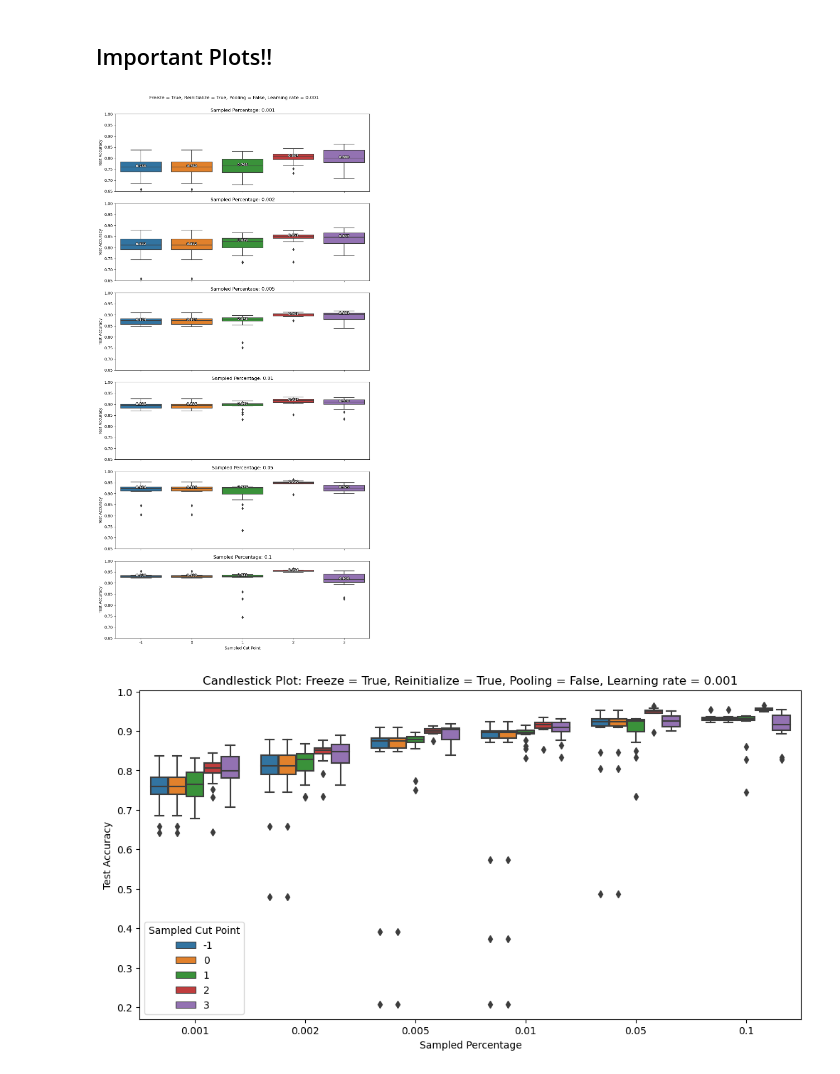
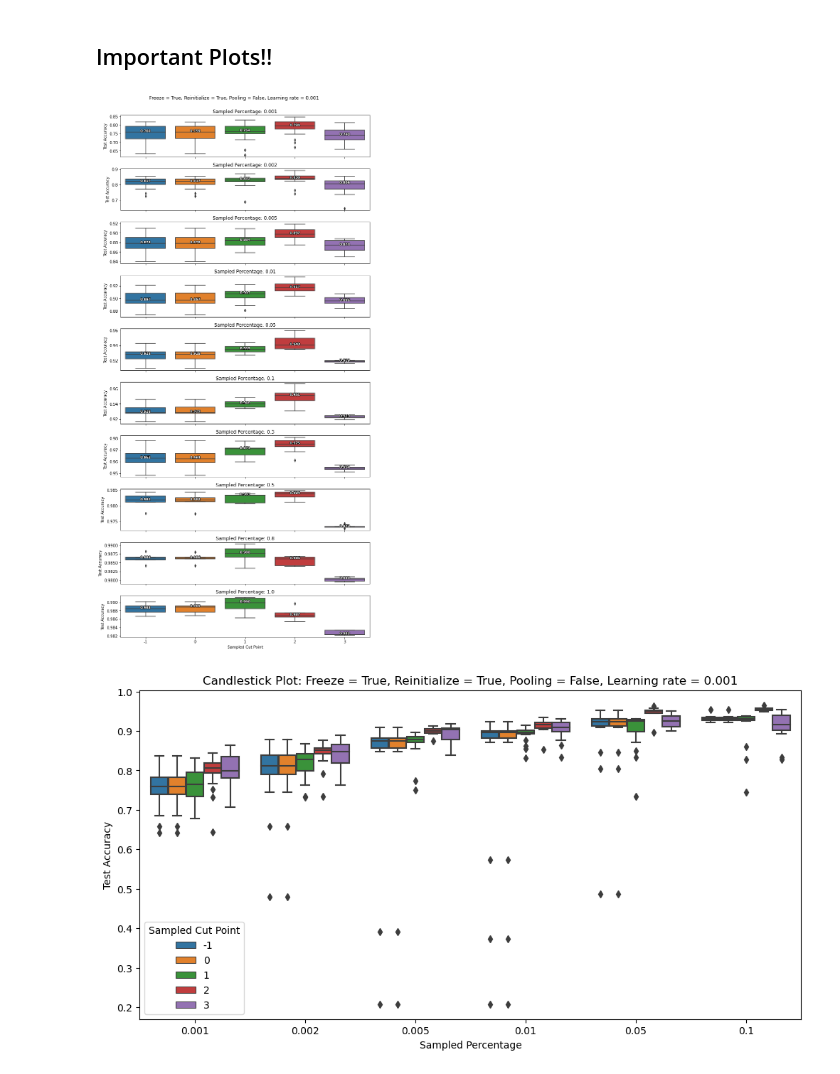
Before and after one commit to tusharmanekar/mp-tl-study, a Jupyter notebook: 50-50_MNIST/3d_visualizations.ipynb, the cells around one changed output. Saved outputs shown, nothing was run; the diff lists cells and outputs as text; code cells hidden in the pictures.

Commit message:
MNIST reinit=True hopefully the final run :)

```diff
--- a/50-50_MNIST/3d_visualizations.ipynb
+++ b/50-50_MNIST/3d_visualizations.ipynb
@@ -11,12 +11,12 @@ import json, copy
 # OPTION 1: baseline and fine-tuning separate
 
 # load baselines: filename!!
-with open('results_jsons/baselines_freeze_True_pool_False_lr_0.001_seed_subsamples.json', 'r') as f:
+with open('results_jsons/baselines_freeze_True_pool_False_lr_0.001_fattest_run.json', 'r') as f:
     baselines = json.load(f)
 baselines = baselines[1:]
 
 # load results; filename
-with open('results_jsons/results_freeze_True_reinit_True_pool_False_lr_0.001_seed_subsamples.json', 'r') as f:
+with open('results_jsons/results_freeze_True_reinit_True_pool_False_lr_0.001_fattest_run.json', 'r') as f:
     results = json.load(f)
 
 # Run this if the first element of the results is the PARAMS dict
@@ -85,35 +101,35 @@ n_percentages = len(unique_percentages)
 fig, axes = plt.subplots(nrows=n_percentages, ncols=1, figsize=(10, 20), sharex=True)
 
 for i, percentage in enumerate(sorted(unique_percentages)):
     # Filtering data for each percentage
     df_subset = df[df['Percentage'] == percentage]
 
     # Creating a boxplot for the current percentage
     sns.boxplot(x='Cut Point', y='Test Accuracy', data=df_subset, ax=axes[i])
     axes[i].set_title(f'Sampled Percentage: {percentage}')
     axes[i].set_xlabel('Sampled Cut Point')
-    axes[i].set_ylim(lim, 1.0)
+    # axes[i].set_ylim(lim, 1.0)
 
     if i == n_percentages - 1:
         axes[i].set_xlabel('Sampled Cut Point')
     else:
         axes[i].set_xlabel('')
     axes[i].set_ylabel('Test Accuracy')
 
     # Annotating each boxplot with the median value and adjusting for better contrast
     medians = df_subset.groupby(['Cut Point'])['Test Accuracy'].median().sort_index()
     for j, median in enumerate(medians):
         text = axes[i].text(j, median, f'{median:.3f}',
                             horizontalalignment='center', size='small', color='white', weight='semibold')
         text.set_path_effects([patheffects.withStroke(linewidth=2, foreground="black")])
 st = fig.suptitle(f'Freeze = {params["freeze"]}, Reinitialize = {params["reinit"]}, Pooling = {params["use_pooling"]}, Learning rate = {params["lr_fine_tune"]}')
 
 st.set_y(1.0)
 fig.subplots_adjust(top=0.85)
 plt.tight_layout()
 plt.show()
 # %% [output]
-[figure, old version]
+[figure, new version]
 # %%
 # Creating boxplots
 plt.figure(figsize=(12, 6))
```
Also changed, not shown: parts of 8 cells of this notebook, 9 other files.
